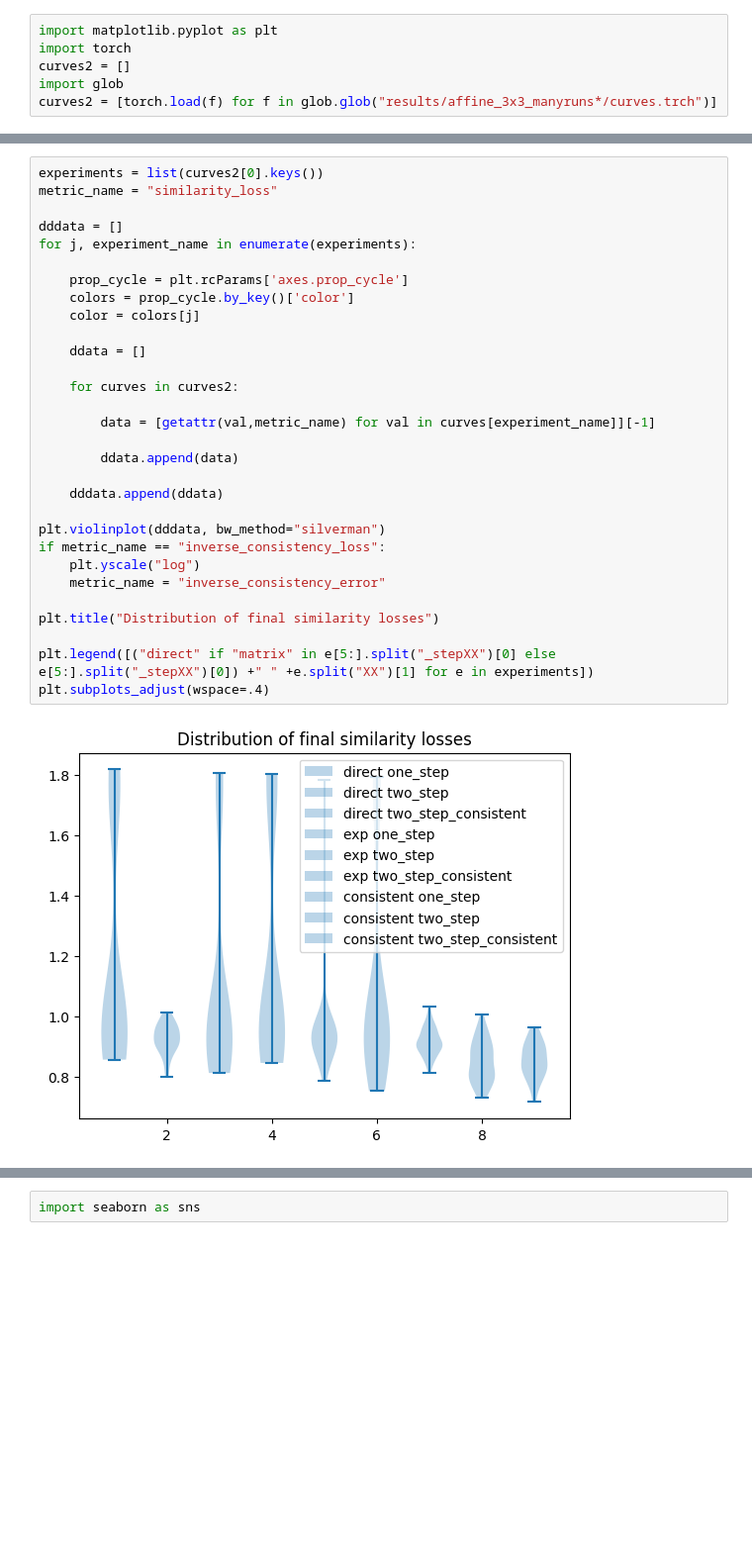
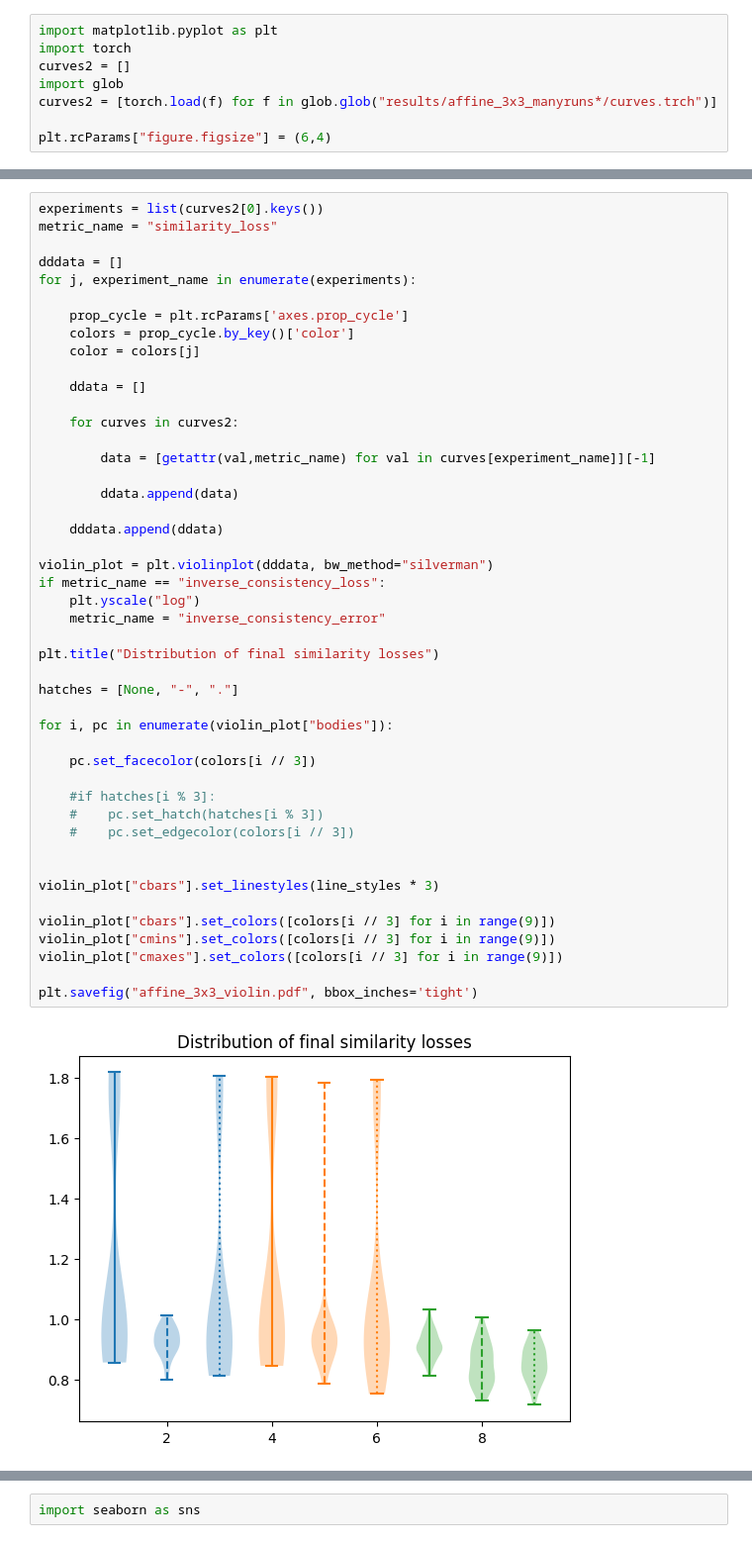
Before and after one commit to uncbiag/ByConstructionICON, a Jupyter notebook: affine_3x3_paperfig.ipynb, the cells around one changed output, grey strips where cells are left out. Shown: that part at 99% size. Cells and saved outputs as stored; diff of their text form; blank space fills up the shorter version.

```diff
--- a/affine_3x3_paperfig.ipynb
+++ b/affine_3x3_paperfig.ipynb
@@ -4,6 +4,8 @@ import torch
 curves2 = []
 import glob
 curves2 = [torch.load(f) for f in glob.glob("results/affine_3x3_manyruns*/curves.trch")]
+
+plt.rcParams["figure.figsize"] = (6,4)
 # %%
 experiments = list(curves2[0].keys())
 for j, experiment_name in enumerate(experiments):
@@ -98,33 +114,49 @@ len(curves2)
 # %%
 experiments = list(curves2[0].keys())
 metric_name = "similarity_loss"
 
 dddata = []
 for j, experiment_name in enumerate(experiments):
 
     prop_cycle = plt.rcParams['axes.prop_cycle']
     colors = prop_cycle.by_key()['color']
     color = colors[j]
 
     ddata = []
 
     for curves in curves2:
 
         data = [getattr(val,metric_name) for val in curves[experiment_name]][-1]
 
         ddata.append(data)
 
     dddata.append(ddata)
 
-plt.violinplot(dddata, bw_method="silverman")
+violin_plot = plt.violinplot(dddata, bw_method="silverman")
 if metric_name == "inverse_consistency_loss":
     plt.yscale("log")
     metric_name = "inverse_consistency_error"
 
 plt.title("Distribution of final similarity losses")
 
-plt.legend([("direct" if "matrix" in e[5:].split("_stepXX")[0] else e[5:].split("_stepXX")[0]) +" " +e.split("XX")[1] for e in experiments])
-plt.subplots_adjust(wspace=.4)
+hatches = [None, "-", "."]
+
+for i, pc in enumerate(violin_plot["bodies"]):
+
+    pc.set_facecolor(colors[i // 3])
+
+    #if hatches[i % 3]:
+    #    pc.set_hatch(hatches[i % 3])
+    #    pc.set_edgecolor(colors[i // 3])
+
+
+violin_plot["cbars"].set_linestyles(line_styles * 3)
+
+violin_plot["cbars"].set_colors([colors[i // 3] for i in range(9)])
+violin_plot["cmins"].set_colors([colors[i // 3] for i in range(9)])
+violin_plot["cmaxes"].set_colors([colors[i // 3] for i in range(9)])
+
+plt.savefig("affine_3x3_violin.pdf", bbox_inches='tight')
 # %% [output]
-[figure, old version]
+[figure, new version]
 # %%
```
Also changed, not shown: parts of 7 cells of this notebook, 3 other files.
